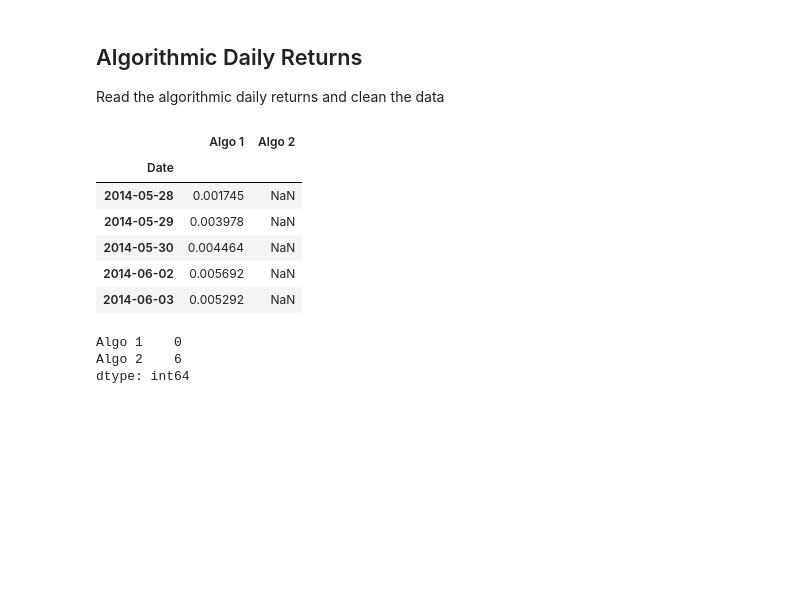
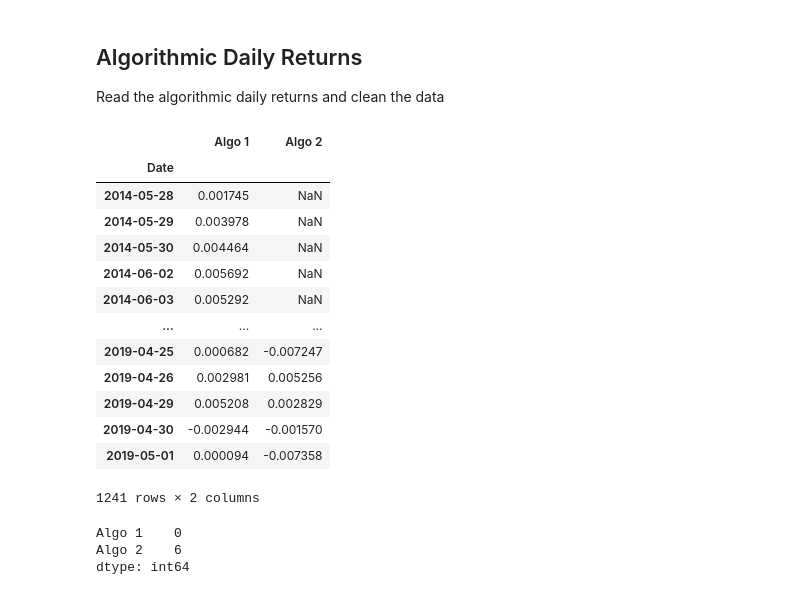
Before and after one commit to johnmyronmillar/A-Whale-Off-the-Port-folio-, a Jupyter notebook: Starter_Code/whale_analysis.ipynb, the cells around one changed output. Cells and saved outputs as stored; diff of their text form; code cells hidden in the pictures; blank space fills up the shorter version.

```diff
--- a/Starter_Code/whale_analysis.ipynb
+++ b/Starter_Code/whale_analysis.ipynb
@@ -64,17 +64,24 @@ Read the algorithmic daily returns and clean the data
 # %%
 # Reading algorithmic returns
 algo_returns_csv = Path("Resources/algo_returns.csv")
 # YOUR CODE HERE
 algo_df = pd.read_csv(algo_returns_csv, index_col="Date", parse_dates=True, infer_datetime_format=True)
-algo_df.head()
+algo_df
 # %% [output]
 |  | Algo 1 | Algo 2 |
 | Date |  |  |
 | 2014-05-28 | 0.001745 | NaN |
 | 2014-05-29 | 0.003978 | NaN |
 | 2014-05-30 | 0.004464 | NaN |
 | 2014-06-02 | 0.005692 | NaN |
 | 2014-06-03 | 0.005292 | NaN |
+| ... | ... | ... |
+| 2019-04-25 | 0.000682 | -0.007247 |
+| 2019-04-26 | 0.002981 | 0.005256 |
+| 2019-04-29 | 0.005208 | 0.002829 |
+| 2019-04-30 | -0.002944 | -0.001570 |
+| 2019-05-01 | 0.000094 | -0.007358 |
+1241 rows × 2 columns
 # %%
 # Count nulls
 # YOUR CODE HERE
```
Also changed, not shown: parts of 17 cells of this notebook, 3 other files.
